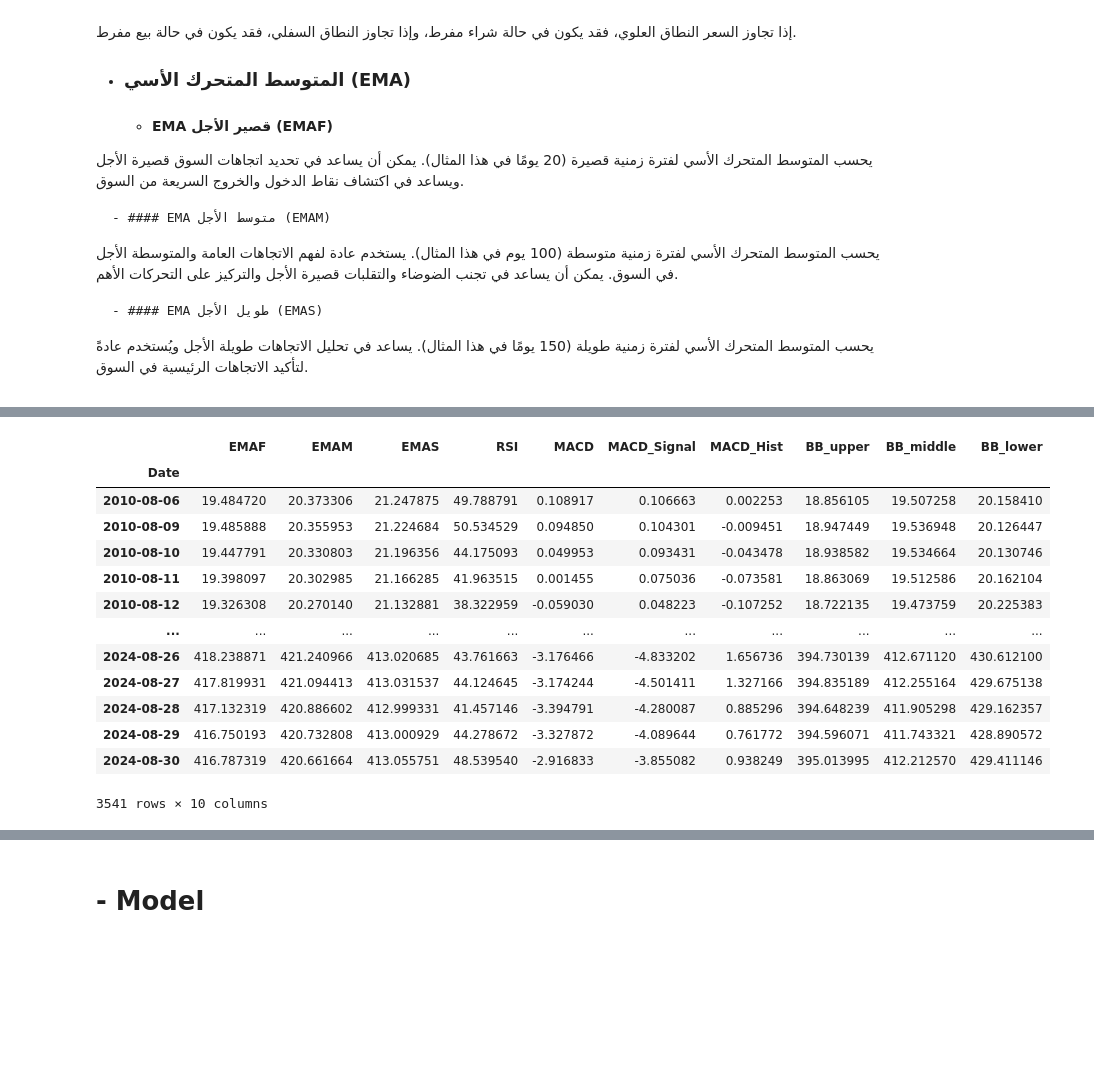
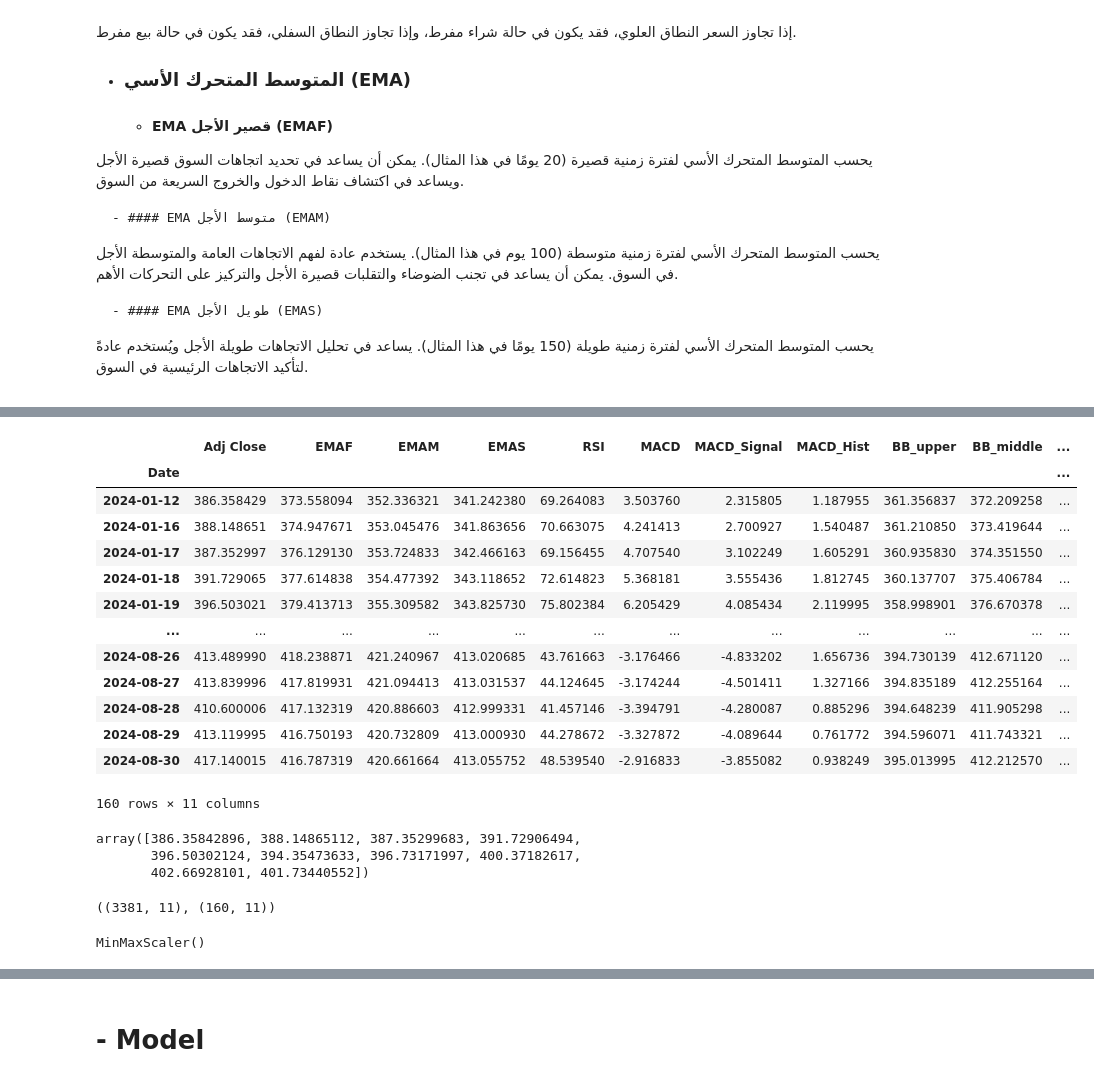
Before and after one commit to Ox03bb/Stock_Prices_Prediction, a Jupyter notebook: Stock_Prices_Prediction.ipynb, the cells around one changed output, grey strips where cells are left out. Drawn from its saved outputs; the diff is of its cells as text; code cells hidden in the pictures; blank space fills up the shorter version.

```diff
--- a/Stock_Prices_Prediction.ipynb
+++ b/Stock_Prices_Prediction.ipynb
@@ -221,20 +223,38 @@ data.head(150)
-# %%
-data.iloc[:,1:]
-# %% [output]
-|  | EMAF | EMAM | EMAS | RSI | MACD | MACD_Signal | MACD_Hist | BB_upper | BB_middle | BB_lower |
-| Date |  |  |  |  |  |  |  |  |  |  |
-| 2010-08-06 | 19.484720 | 20.373306 | 21.247875 | 49.788791 | 0.108917 | 0.106663 | 0.002253 | 18.856105 | 19.507258 | 20.158410 |
-| 2010-08-09 | 19.485888 | 20.355953 | 21.224684 | 50.534529 | 0.094850 | 0.104301 | -0.009451 | 18.947449 | 19.536948 | 20.126447 |
-| 2010-08-10 | 19.447791 | 20.330803 | 21.196356 | 44.175093 | 0.049953 | 0.093431 | -0.043478 | 18.938582 | 19.534664 | 20.130746 |
-| 2010-08-11 | 19.398097 | 20.302985 | 21.166285 | 41.963515 | 0.001455 | 0.075036 | -0.073581 | 18.863069 | 19.512586 | 20.162104 |
-| 2010-08-12 | 19.326308 | 20.270140 | 21.132881 | 38.322959 | -0.059030 | 0.048223 | -0.107252 | 18.722135 | 19.473759 | 20.225383 |
-| ... | ... | ... | ... | ... | ... | ... | ... | ... | ... | ... |
-| 2024-08-26 | 418.238871 | 421.240966 | 413.020685 | 43.761663 | -3.176466 | -4.833202 | 1.656736 | 394.730139 | 412.671120 | 430.612100 |
-| 2024-08-27 | 417.819931 | 421.094413 | 413.031537 | 44.124645 | -3.174244 | -4.501411 | 1.327166 | 394.835189 | 412.255164 | 429.675138 |
-| 2024-08-28 | 417.132319 | 420.886602 | 412.999331 | 41.457146 | -3.394791 | -4.280087 | 0.885296 | 394.648239 | 411.905298 | 429.162357 |
-| 2024-08-29 | 416.750193 | 420.732808 | 413.000929 | 44.278672 | -3.327872 | -4.089644 | 0.761772 | 394.596071 | 411.743321 | 428.890572 |
-| 2024-08-30 | 416.787319 | 420.661664 | 413.055751 | 48.539540 | -2.916833 | -3.855082 | 0.938249 | 395.013995 | 412.212570 | 429.411146 |
-3541 rows × 10 columns
+# %%
+val_data = data.iloc[-160:]
+data = data.iloc[:-160]
+
+val_data
+# %% [output]
+|  | Adj Close | EMAF | EMAM | EMAS | RSI | MACD | MACD_Signal | MACD_Hist | BB_upper | BB_middle | ... |
+| Date |  |  |  |  |  |  |  |  |  |  | ... |
+| 2024-01-12 | 386.358429 | 373.558094 | 352.336321 | 341.242380 | 69.264083 | 3.503760 | 2.315805 | 1.187955 | 361.356837 | 372.209258 | ... |
+| 2024-01-16 | 388.148651 | 374.947671 | 353.045476 | 341.863656 | 70.663075 | 4.241413 | 2.700927 | 1.540487 | 361.210850 | 373.419644 | ... |
+| 2024-01-17 | 387.352997 | 376.129130 | 353.724833 | 342.466163 | 69.156455 | 4.707540 | 3.102249 | 1.605291 | 360.935830 | 374.351550 | ... |
+| 2024-01-18 | 391.729065 | 377.614838 | 354.477392 | 343.118652 | 72.614823 | 5.368181 | 3.555436 | 1.812745 | 360.137707 | 375.406784 | ... |
+| 2024-01-19 | 396.503021 | 379.413713 | 355.309582 | 343.825730 | 75.802384 | 6.205429 | 4.085434 | 2.119995 | 358.998901 | 376.670378 | ... |
+| ... | ... | ... | ... | ... | ... | ... | ... | ... | ... | ... | ... |
+| 2024-08-26 | 413.489990 | 418.238871 | 421.240967 | 413.020685 | 43.761663 | -3.176466 | -4.833202 | 1.656736 | 394.730139 | 412.671120 | ... |
+| 2024-08-27 | 413.839996 | 417.819931 | 421.094413 | 413.031537 | 44.124645 | -3.174244 | -4.501411 | 1.327166 | 394.835189 | 412.255164 | ... |
+| 2024-08-28 | 410.600006 | 417.132319 | 420.886603 | 412.999331 | 41.457146 | -3.394791 | -4.280087 | 0.885296 | 394.648239 | 411.905298 | ... |
+| 2024-08-29 | 413.119995 | 416.750193 | 420.732809 | 413.000930 | 44.278672 | -3.327872 | -4.089644 | 0.761772 | 394.596071 | 411.743321 | ... |
+| 2024-08-30 | 417.140015 | 416.787319 | 420.661664 | 413.055752 | 48.539540 | -2.916833 | -3.855082 | 0.938249 | 395.013995 | 412.212570 | ... |
+160 rows × 11 columns
+# %%
+target = val_data["Adj Close"].to_numpy()[:10]
+target
+# %% [output]
+array([386.35842896, 388.14865112, 387.35299683, 391.72906494,
+       396.50302124, 394.35473633, 396.73171997, 400.37182617,
+       402.66928101, 401.73440552])
 # %%
 np_data = data.to_numpy()
-np_data.shape
+np_val = val_data.to_numpy()
+np_data.shape,np_val.shape
+# %% [output]
+((3381, 11), (160, 11))
+# %%
+std_scaler = MinMaxScaler()
+std_scaler.fit(data.to_numpy())
+# %% [output]
+MinMaxScaler()
```
Also changed, not shown: parts of 34 cells of this notebook.
